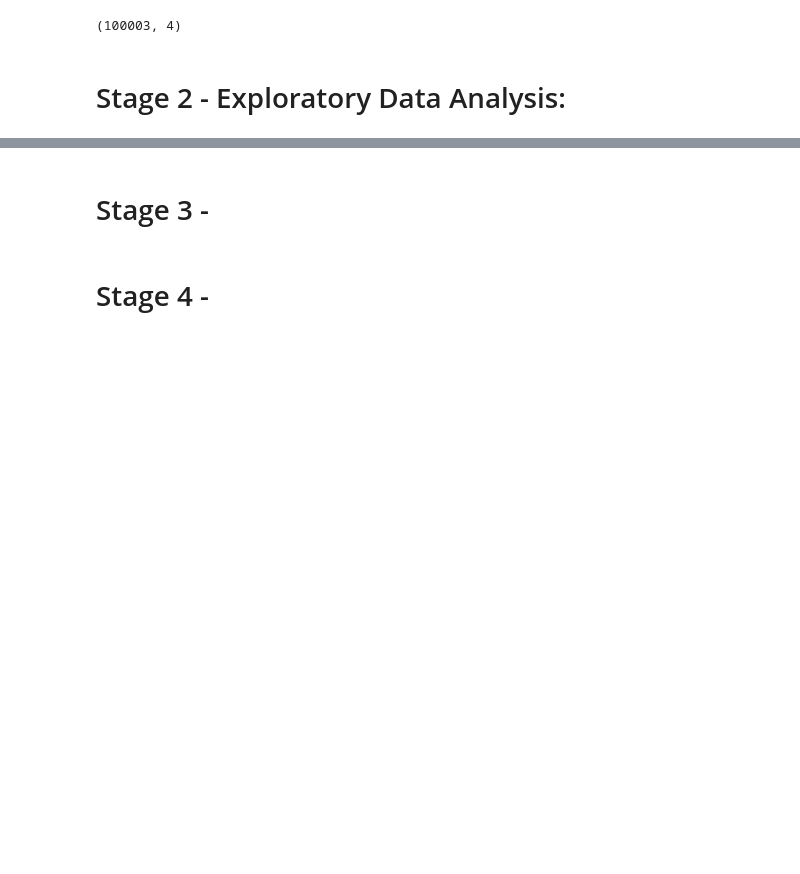
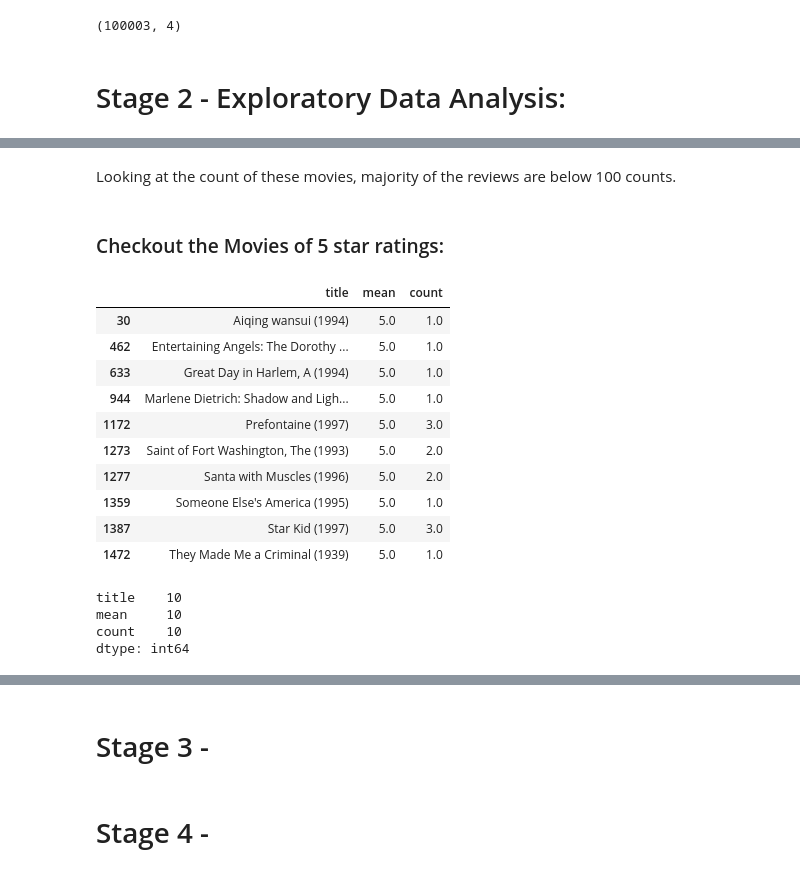
Before and after one commit to ylee9107/Project-7-RecommenderSystem_Movies, a Jupyter notebook: Project 8 - Recommender System for Movies.ipynb, the cells around one changed output, grey strips where cells are left out. Saved outputs shown, nothing was run; the diff lists cells and outputs as text; code cells hidden in the pictures; blank space fills up the shorter version.

```diff
--- a/Project 8 - Recommender System for Movies.ipynb
+++ b/Project 8 - Recommender System for Movies.ipynb
@@ -121,0 +235,25 @@ data_movies.shape
+# %% [markdown]
+Looking at the count of these movies, majority of the reviews are below 100 counts.
+# %% [markdown]
+### Checkout the Movies of 5 star ratings:
+# %%
+MeanCountRatings_df[MeanCountRatings_df['mean'] == 5]
+# %% [output]
+|  | title | mean | count |
+| 30 | Aiqing wansui (1994) | 5.0 | 1.0 |
+| 462 | Entertaining Angels: The Dorothy ... | 5.0 | 1.0 |
+| 633 | Great Day in Harlem, A (1994) | 5.0 | 1.0 |
+| 944 | Marlene Dietrich: Shadow and Ligh... | 5.0 | 1.0 |
+| 1172 | Prefontaine (1997) | 5.0 | 3.0 |
+| 1273 | Saint of Fort Washington, The (1993) | 5.0 | 2.0 |
+| 1277 | Santa with Muscles (1996) | 5.0 | 2.0 |
+| 1359 | Someone Else's America (1995) | 5.0 | 1.0 |
+| 1387 | Star Kid (1997) | 5.0 | 3.0 |
+| 1472 | They Made Me a Criminal (1939) | 5.0 | 1.0 |
+# %%
+MeanCountRatings_df[MeanCountRatings_df['mean'] == 5].count()
+# %% [output]
+title    10
+mean     10
+count    10
+dtype: int64
```
Also changed, not shown: parts of 19 cells of this notebook.
